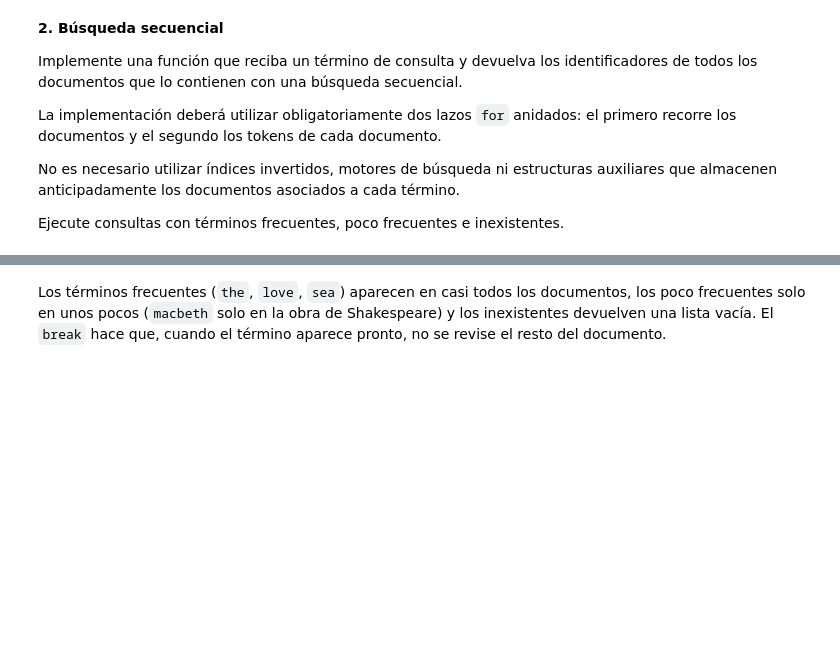
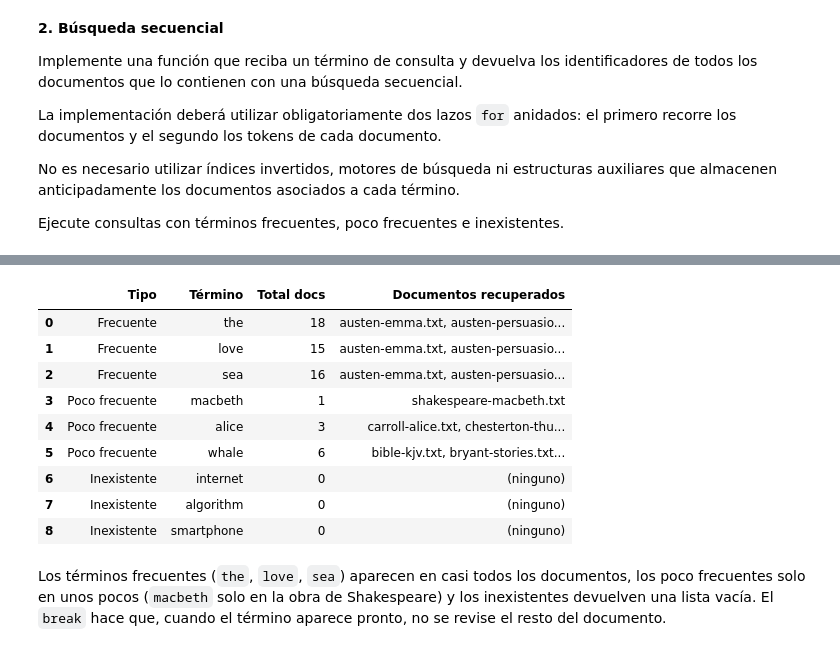
Before and after one commit to BrandonFreire/Notebooks-RI, a Jupyter notebook: IB/BooleanSearch/02_booleansearch.ipynb, the cells around one changed output, grey strips where cells are left out. Drawn from its saved outputs; the diff is of its cells as text; code cells hidden in the pictures; blank space fills up the shorter version.

```diff
--- a/IB/BooleanSearch/02_booleansearch.ipynb
+++ b/IB/BooleanSearch/02_booleansearch.ipynb
@@ -115,3 +80,50 @@ smartphone   ->  0 docs []
+# %%
+import pandas as pd
+from IPython.display import display
+
+# Asegurar que no se recorte el texto largo
+pd.set_option("display.max_colwidth", None)
+
+def busqueda_secuencial(termino, docs):
+    termino = termino.lower()
+    resultado = []
+    for doc_id, tokens in docs.items():      # bucle 1: documentos
+        for token in tokens:                 # bucle 2: tokens del documento
+            if token == termino:
+                resultado.append(doc_id)
+                break                        # ya está en este doc, pasamos al siguiente
+    return resultado
+
+consultas = {
+    "frecuente":      ["the", "love", "sea"],
+    "poco frecuente": ["macbeth", "alice", "whale"],
+    "inexistente":    ["internet", "algorithm", "smartphone"],
+}
+
+filas_secuencial = []
+for tipo, terminos in consultas.items():
+    for t in terminos:
+        res = busqueda_secuencial(t, docs)
+        filas_secuencial.append({
+            "Tipo": tipo.capitalize(),
+            "Término": t,
+            "Total docs": len(res),
+            "Documentos recuperados": ", ".join(res) if res else "(ninguno)"
+        })
+
+df_secuencial = pd.DataFrame(filas_secuencial)
+display(df_secuencial)
+# %% [output]
+|  | Tipo | Término | Total docs | Documentos recuperados |
+| 0 | Frecuente | the | 18 | austen-emma.txt, austen-persuasio... |
+| 1 | Frecuente | love | 15 | austen-emma.txt, austen-persuasio... |
+| 2 | Frecuente | sea | 16 | austen-emma.txt, austen-persuasio... |
+| 3 | Poco frecuente | macbeth | 1 | shakespeare-macbeth.txt |
+| 4 | Poco frecuente | alice | 3 | carroll-alice.txt, chesterton-thu... |
+| 5 | Poco frecuente | whale | 6 | bible-kjv.txt, bryant-stories.txt... |
+| 6 | Inexistente | internet | 0 | (ninguno) |
+| 7 | Inexistente | algorithm | 0 | (ninguno) |
+| 8 | Inexistente | smartphone | 0 | (ninguno) |
 # %% [markdown]
 Los términos frecuentes (`the`, `love`, `sea`) aparecen en casi todos los documentos, los poco frecuentes solo en unos pocos (`macbeth` solo en la obra de Shakespeare) y los inexistentes devuelven una lista vacía. El `break` hace que, cuando el término aparece pronto, no se revise el resto del documento.
 # %% [markdown]
```
Also changed, not shown: parts of 4 cells of this notebook.
